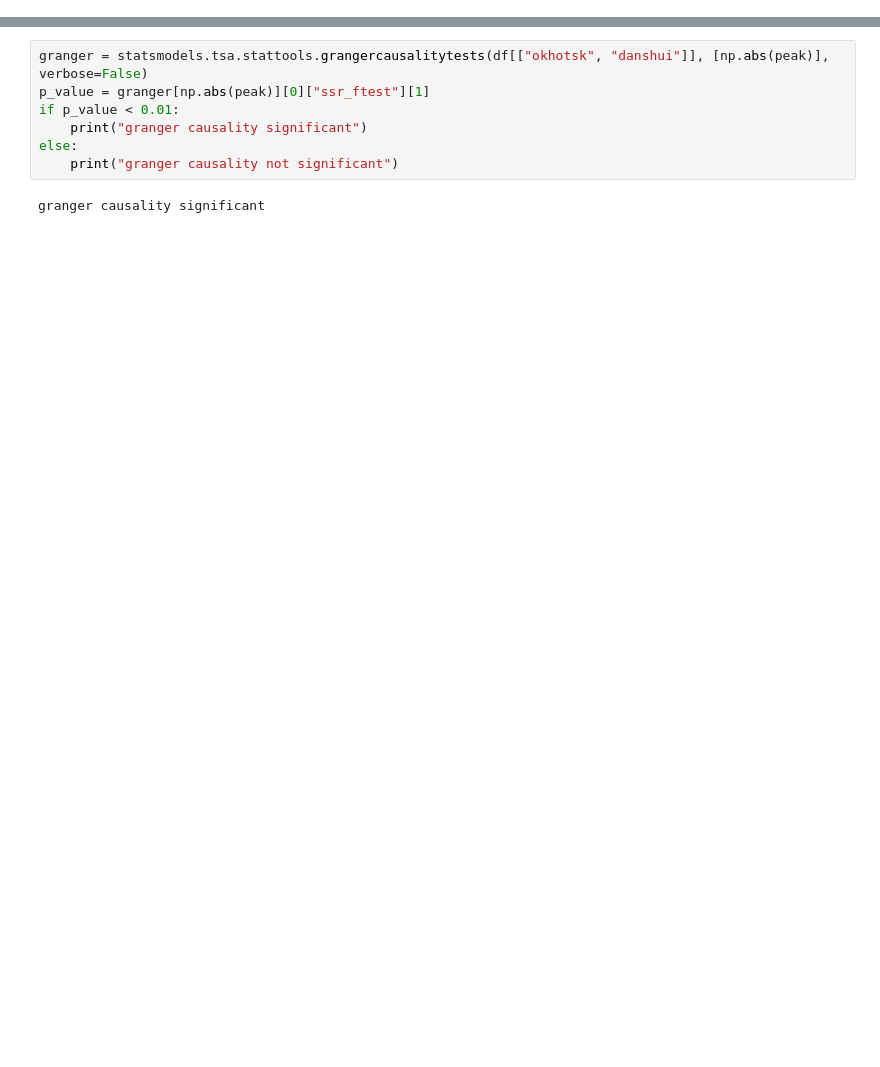
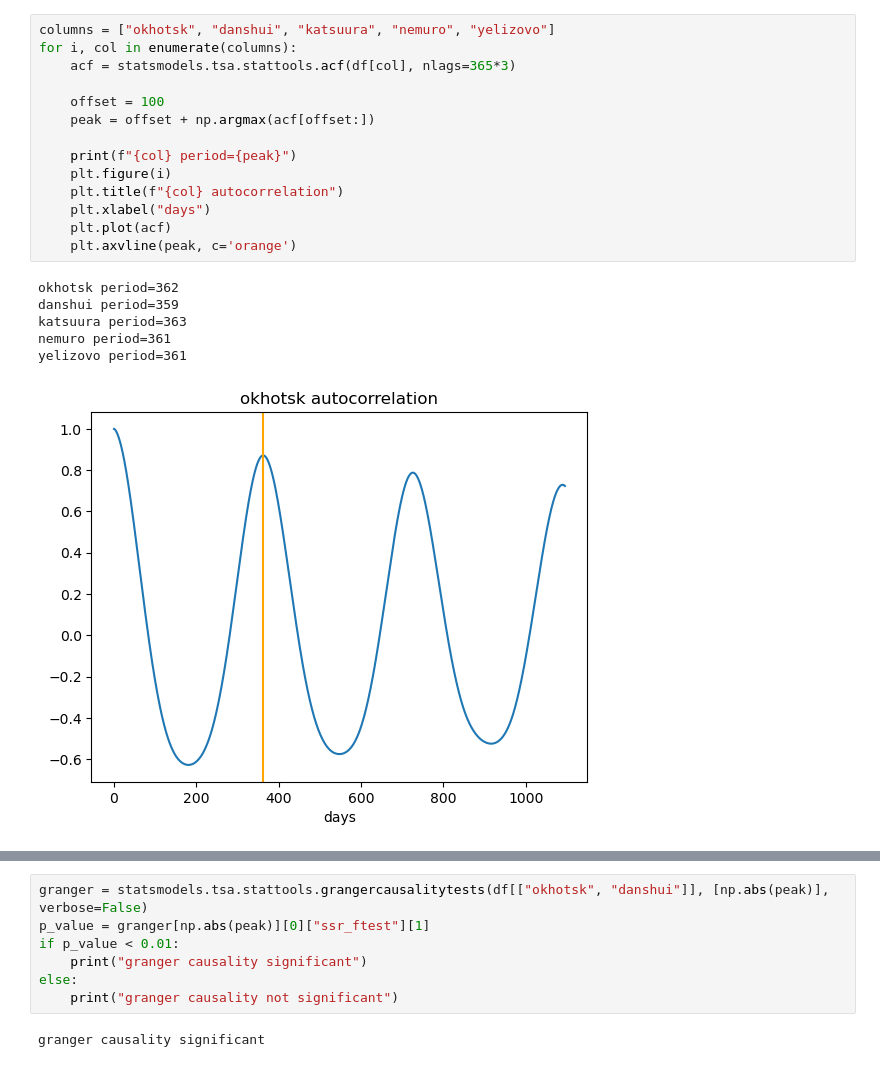
Before and after one commit to fumin/climate, a Jupyter notebook: analyze.ipynb, the cells around one changed output, grey strips where cells are left out. Cells and saved outputs as stored; diff of their text form; blank space fills up the shorter version.

```diff
--- a/analyze.ipynb
+++ b/analyze.ipynb
@@ -34,0 +36,21 @@ for variable in df.columns:
+# %%
+columns = ["okhotsk", "danshui", "katsuura", "nemuro", "yelizovo"]
+for i, col in enumerate(columns):
+    acf = statsmodels.tsa.stattools.acf(df[col], nlags=365*3)
+
+    offset = 100
+    peak = offset + np.argmax(acf[offset:])
+
+    print(f"{col} period={peak}")
+    plt.figure(i)
+    plt.title(f"{col} autocorrelation")
+    plt.xlabel("days")
+    plt.plot(acf)
+    plt.axvline(peak, c='orange')
+# %% [output]
+okhotsk period=362
+danshui period=359
+katsuura period=363
+nemuro period=361
+yelizovo period=361
+[figure, added]
```
Also changed, not shown: parts of 4 cells of this notebook, 6 other files.
